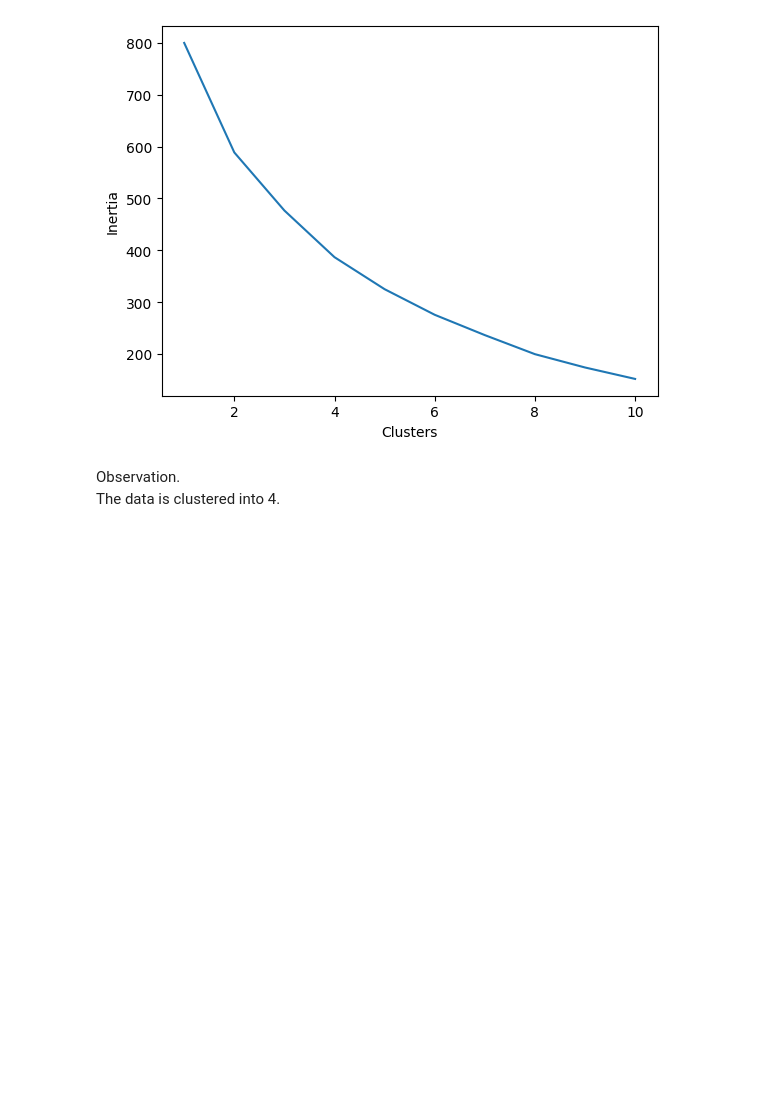
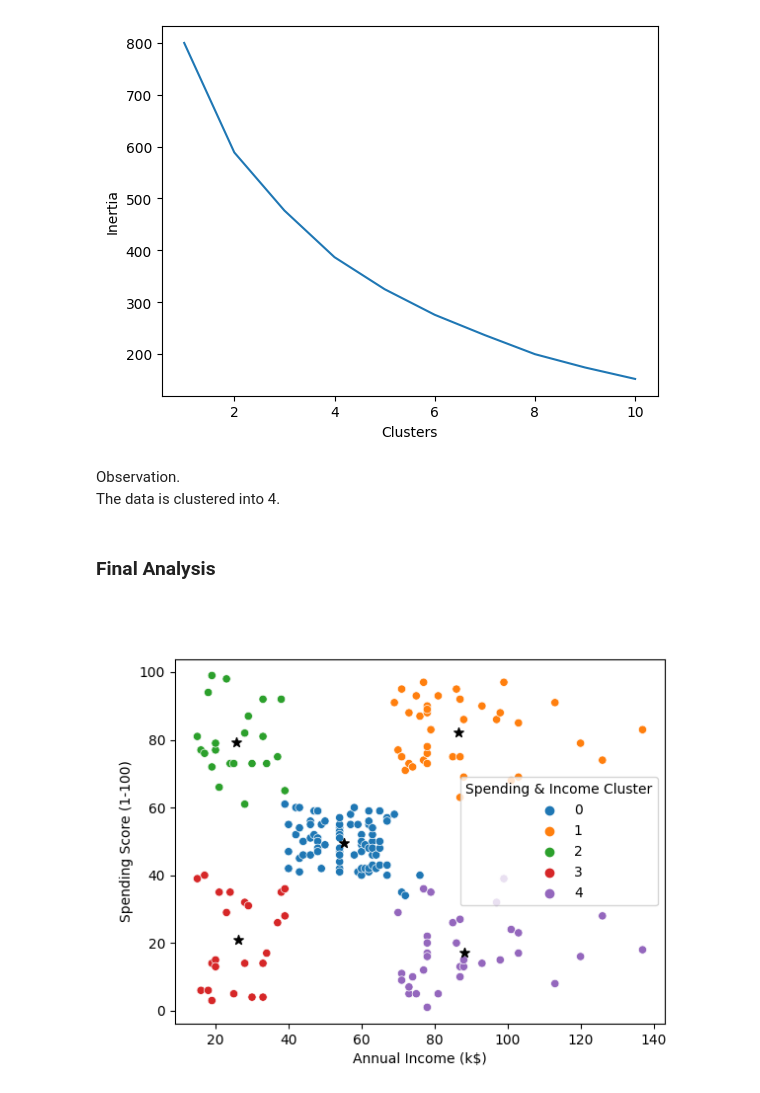
Before and after one commit to BradfordMutemi/Cutomer-Segmentation-Clustering, a Jupyter notebook: customer-segmentation-clustering.ipynb, the cells around one changed output. Drawn from its saved outputs; the diff is of its cells as text; code cells hidden in the pictures; blank space fills up the shorter version.

```diff
--- a/customer-segmentation-clustering.ipynb
+++ b/customer-segmentation-clustering.ipynb
@@ -365,4 +365,11 @@ Text(0, 0.5, 'Inertia')
 # %% [markdown]
 Observation.
 The data is clustered into 4.
+# %% [markdown]
+### Final Analysis
+# %%
+from IPython.display import Image
+Image(filename=r"C:\Users\bradd\Documents\DATA SCIENCE\PROJECTS\Cutomer-Segmentation-Clustering\Clusters Image.png",width=800, height=400)
+# %% [output]
+[figure, added]
 # %% [markdown]
```
Also changed, not shown: parts of 2 cells of this notebook.
